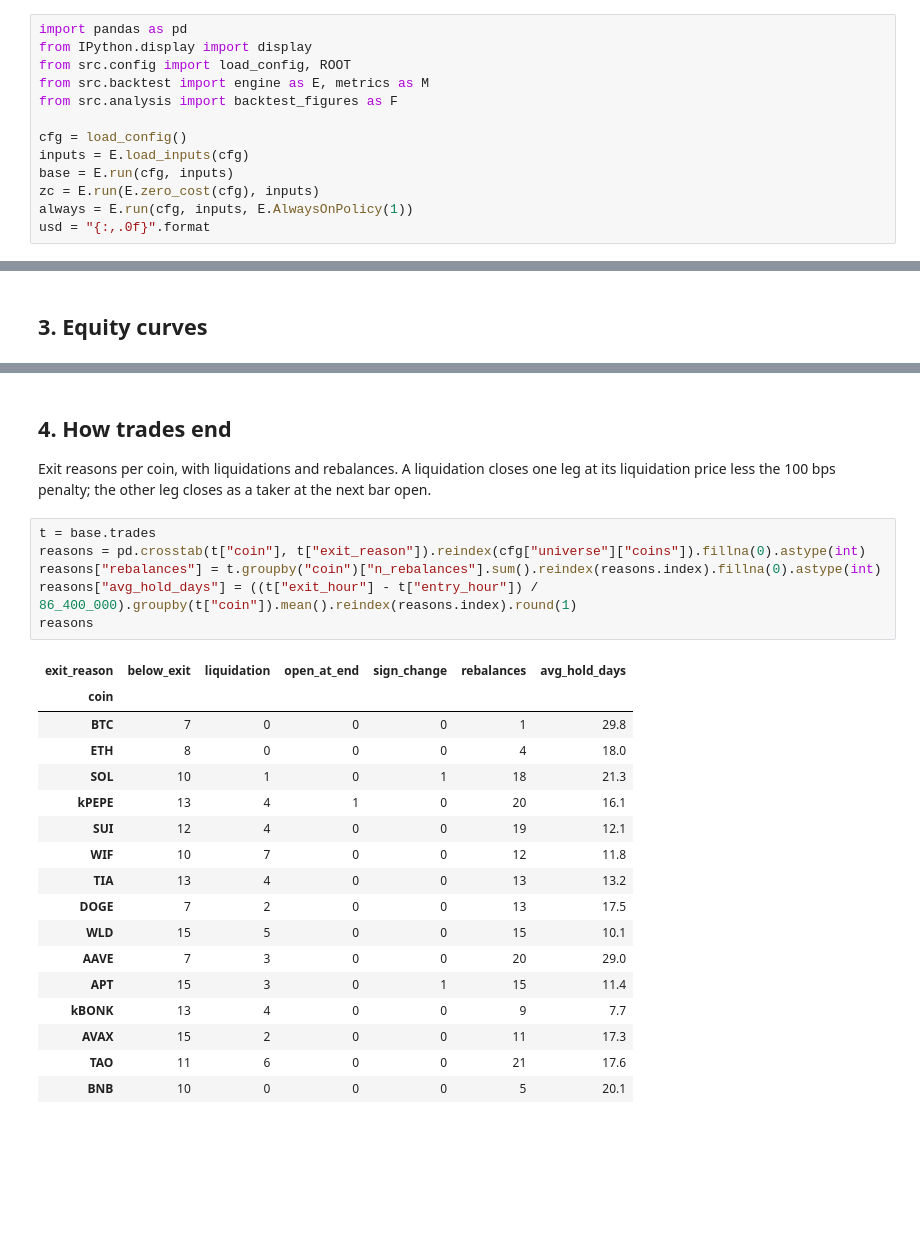
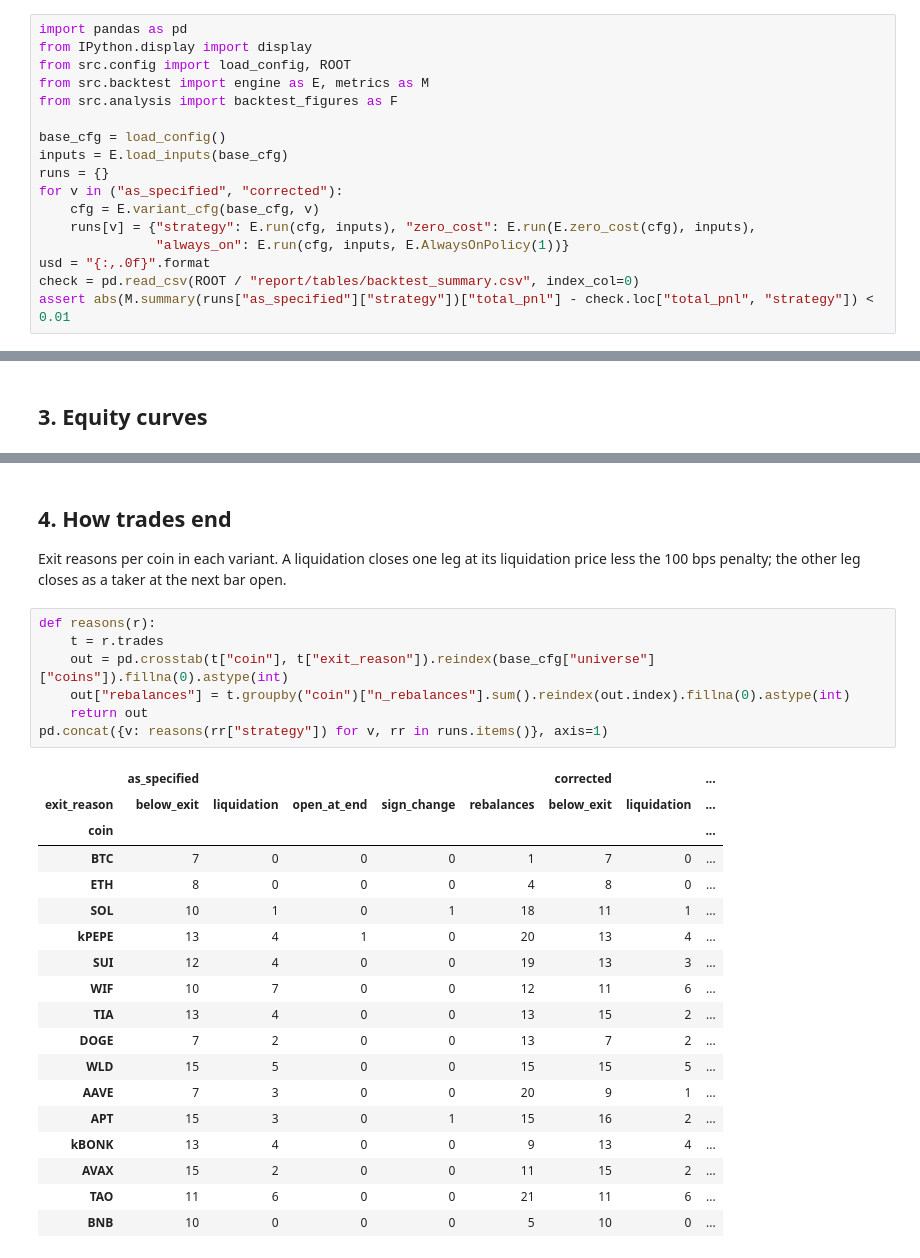
Before and after one commit to arthurfritscheck/funding-dislocations, a Jupyter notebook: notebooks/02_strategy.ipynb, the cells around one changed output, grey strips where cells are left out. Cells and saved outputs as stored; diff of their text form; blank space fills up the shorter version.

Commit message:
Use mark prices for liquidations and fix rebalance trigger

```diff
--- a/notebooks/02_strategy.ipynb
+++ b/notebooks/02_strategy.ipynb
@@ -23,10 +33,14 @@ from src.config import load_config, ROOT
 from src.backtest import engine as E, metrics as M
 from src.analysis import backtest_figures as F
 
-cfg = load_config()
-inputs = E.load_inputs(cfg)
-base = E.run(cfg, inputs)
-zc = E.run(E.zero_cost(cfg), inputs)
-always = E.run(cfg, inputs, E.AlwaysOnPolicy(1))
+base_cfg = load_config()
+inputs = E.load_inputs(base_cfg)
+runs = {}
+for v in ("as_specified", "corrected"):
+    cfg = E.variant_cfg(base_cfg, v)
+    runs[v] = {"strategy": E.run(cfg, inputs), "zero_cost": E.run(E.zero_cost(cfg), inputs),
+               "always_on": E.run(cfg, inputs, E.AlwaysOnPolicy(1))}
 usd = "{:,.0f}".format
+check = pd.read_csv(ROOT / "report/tables/backtest_summary.csv", index_col=0)
+assert abs(M.summary(runs["as_specified"]["strategy"])["total_pnl"] - check.loc["total_pnl", "strategy"]) < 0.01
 # %% [markdown]
@@ -116,29 +143,31 @@ F.plot_equity({"strategy": base.daily, "zero cost": zc.daily, "always-on": alway
 # %% [markdown]
 ## 4. How trades end
 
-Exit reasons per coin, with liquidations and rebalances. A liquidation closes one leg at its
-liquidation price less the 100 bps penalty; the other leg closes as a taker at the next bar open.
+Exit reasons per coin in each variant. A liquidation closes one leg at its liquidation price less
+the 100 bps penalty; the other leg closes as a taker at the next bar open.
 # %%
-t = base.trades
-reasons = pd.crosstab(t["coin"], t["exit_reason"]).reindex(cfg["universe"]["coins"]).fillna(0).astype(int)
-reasons["rebalances"] = t.groupby("coin")["n_rebalances"].sum().reindex(reasons.index).fillna(0).astype(int)
-reasons["avg_hold_days"] = ((t["exit_hour"] - t["entry_hour"]) / 86_400_000).groupby(t["coin"]).mean().reindex(reasons.index).round(1)
-reasons
+def reasons(r):
+    t = r.trades
+    out = pd.crosstab(t["coin"], t["exit_reason"]).reindex(base_cfg["universe"]["coins"]).fillna(0).astype(int)
+    out["rebalances"] = t.groupby("coin")["n_rebalances"].sum().reindex(out.index).fillna(0).astype(int)
+    return out
+pd.concat({v: reasons(rr["strategy"]) for v, rr in runs.items()}, axis=1)
 # %% [output]
-| exit_reason | below_exit | liquidation | open_at_end | sign_change | rebalances | avg_hold_days |
-| coin |  |  |  |  |  |  |
-| BTC | 7 | 0 | 0 | 0 | 1 | 29.8 |
-| ETH | 8 | 0 | 0 | 0 | 4 | 18.0 |
-| SOL | 10 | 1 | 0 | 1 | 18 | 21.3 |
-| kPEPE | 13 | 4 | 1 | 0 | 20 | 16.1 |
-| SUI | 12 | 4 | 0 | 0 | 19 | 12.1 |
-| WIF | 10 | 7 | 0 | 0 | 12 | 11.8 |
-| TIA | 13 | 4 | 0 | 0 | 13 | 13.2 |
-| DOGE | 7 | 2 | 0 | 0 | 13 | 17.5 |
-| WLD | 15 | 5 | 0 | 0 | 15 | 10.1 |
-| AAVE | 7 | 3 | 0 | 0 | 20 | 29.0 |
-| APT | 15 | 3 | 0 | 1 | 15 | 11.4 |
-| kBONK | 13 | 4 | 0 | 0 | 9 | 7.7 |
-| AVAX | 15 | 2 | 0 | 0 | 11 | 17.3 |
-| TAO | 11 | 6 | 0 | 0 | 21 | 17.6 |
-| BNB | 10 | 0 | 0 | 0 | 5 | 20.1 |
+|  | as_specified |  |  |  |  | corrected |  | ... |
+| exit_reason | below_exit | liquidation | open_at_end | sign_change | rebalances | below_exit | liquidation | ... |
+| coin |  |  |  |  |  |  |  | ... |
+| BTC | 7 | 0 | 0 | 0 | 1 | 7 | 0 | ... |
+| ETH | 8 | 0 | 0 | 0 | 4 | 8 | 0 | ... |
+| SOL | 10 | 1 | 0 | 1 | 18 | 11 | 1 | ... |
+| kPEPE | 13 | 4 | 1 | 0 | 20 | 13 | 4 | ... |
+| SUI | 12 | 4 | 0 | 0 | 19 | 13 | 3 | ... |
+| WIF | 10 | 7 | 0 | 0 | 12 | 11 | 6 | ... |
+| TIA | 13 | 4 | 0 | 0 | 13 | 15 | 2 | ... |
+| DOGE | 7 | 2 | 0 | 0 | 13 | 7 | 2 | ... |
+| WLD | 15 | 5 | 0 | 0 | 15 | 15 | 5 | ... |
+| AAVE | 7 | 3 | 0 | 0 | 20 | 9 | 1 | ... |
+| APT | 15 | 3 | 0 | 1 | 15 | 16 | 2 | ... |
+| kBONK | 13 | 4 | 0 | 0 | 9 | 13 | 4 | ... |
+| AVAX | 15 | 2 | 0 | 0 | 11 | 15 | 2 | ... |
+| TAO | 11 | 6 | 0 | 0 | 21 | 11 | 6 | ... |
+| BNB | 10 | 0 | 0 | 0 | 5 | 10 | 0 | ... |
```
Also changed, not shown: parts of 16 cells of this notebook, 15 other files.
